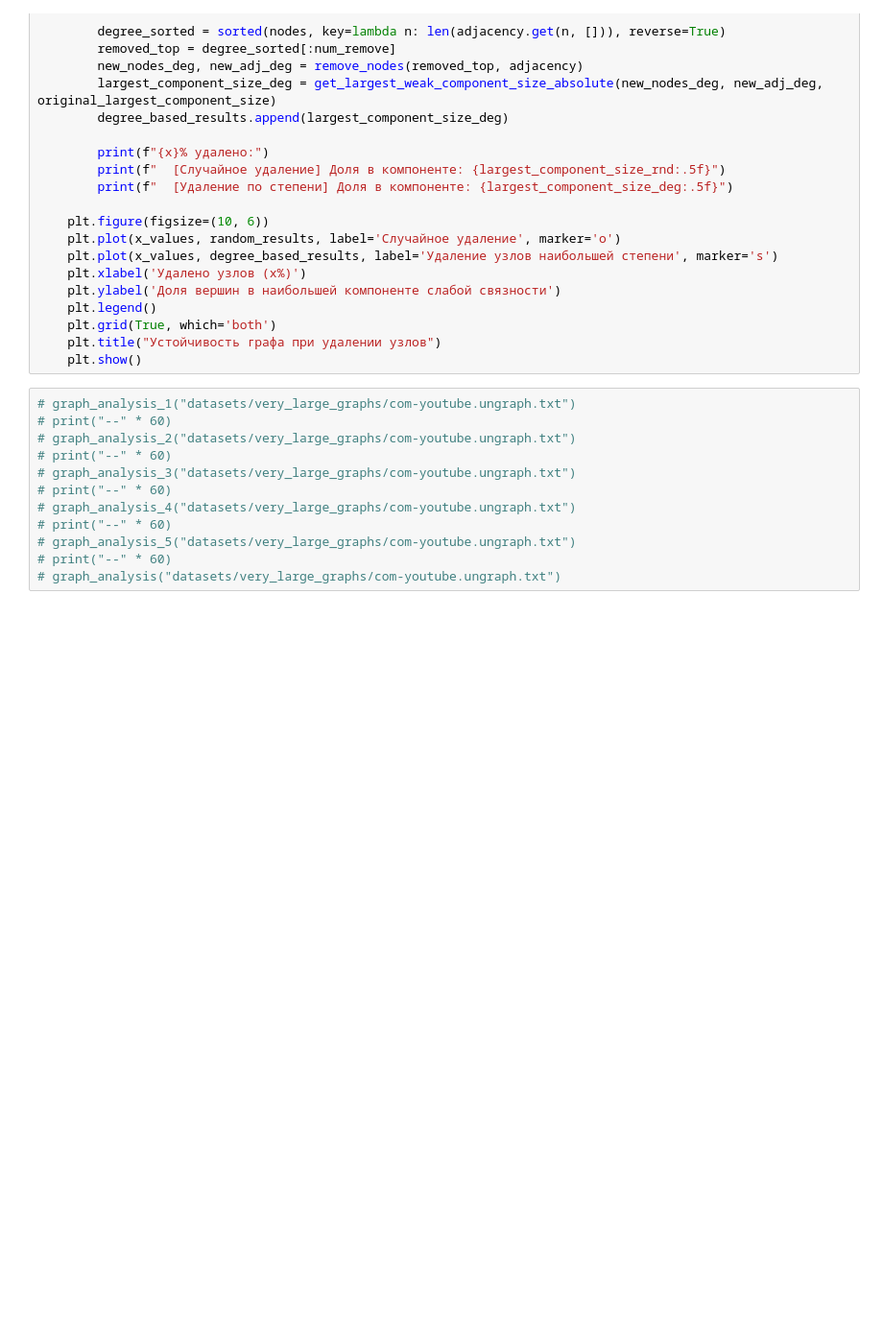
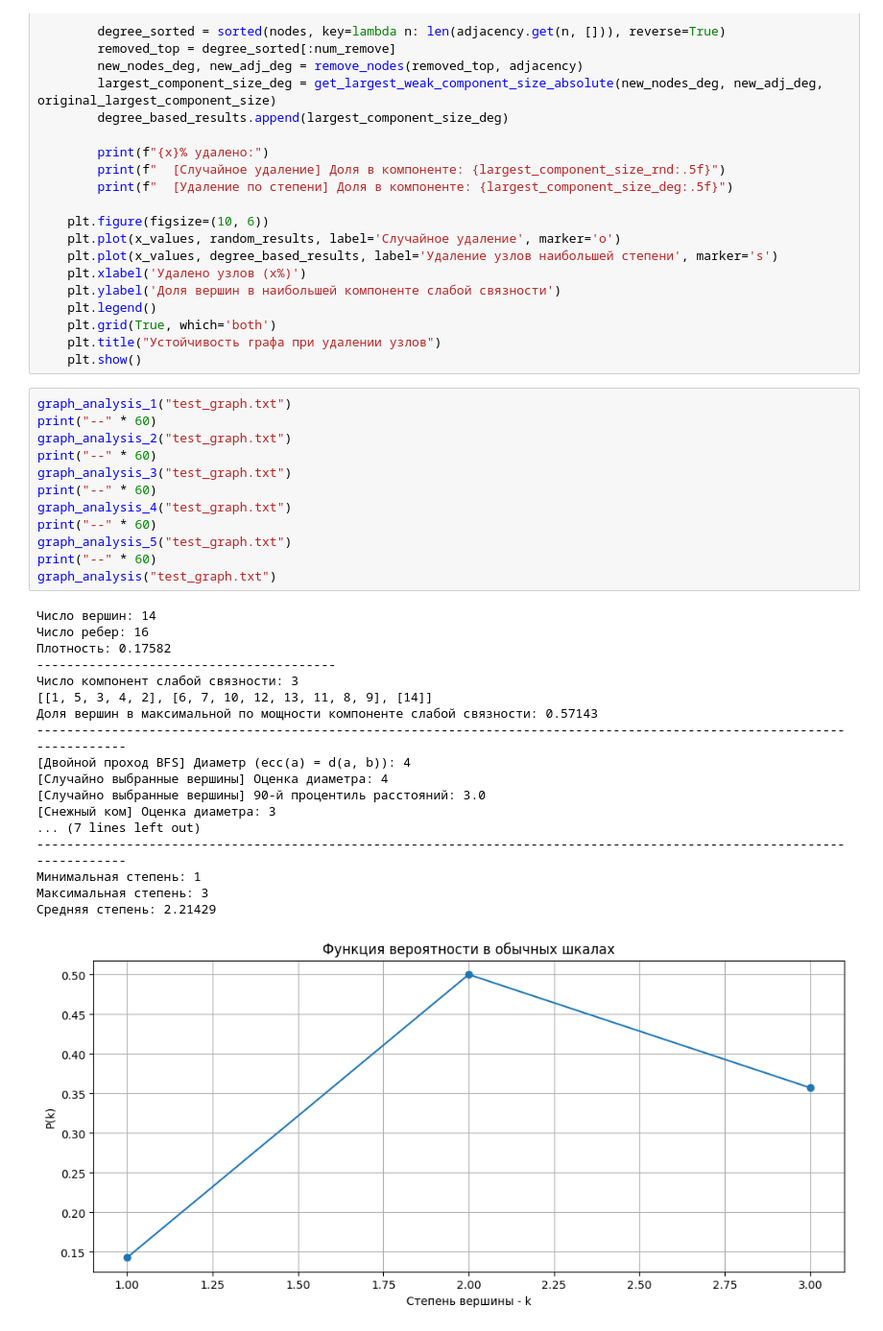
Before and after one commit to answerIII/Graph_Theory_LeetCode25, a Jupyter notebook: graph.ipynb, the cells around one changed output. Shown at 96% size. Cells and saved outputs as stored; diff of their text form; blank space fills up the shorter version.

```diff
--- a/graph.ipynb
+++ b/graph.ipynb
@@ -461,14 +460,33 @@ def graph_analysis(file, x_values=range(1, 101, 5)):
     plt.title("Устойчивость графа при удалении узлов")
     plt.show()
 # %%
-# graph_analysis_1("datasets/very_large_graphs/com-youtube.ungraph.txt")
-# print("--" * 60)
-# graph_analysis_2("datasets/very_large_graphs/com-youtube.ungraph.txt")
-# print("--" * 60)
-# graph_analysis_3("datasets/very_large_graphs/com-youtube.ungraph.txt")
-# print("--" * 60)
-# graph_analysis_4("datasets/very_large_graphs/com-youtube.ungraph.txt")
-# print("--" * 60)
-# graph_analysis_5("datasets/very_large_graphs/com-youtube.ungraph.txt")
-# print("--" * 60)
-# graph_analysis("datasets/very_large_graphs/com-youtube.ungraph.txt")
+graph_analysis_1("test_graph.txt")
+print("--" * 60)
+graph_analysis_2("test_graph.txt")
+print("--" * 60)
+graph_analysis_3("test_graph.txt")
+print("--" * 60)
+graph_analysis_4("test_graph.txt")
+print("--" * 60)
+graph_analysis_5("test_graph.txt")
+print("--" * 60)
+graph_analysis("test_graph.txt")
+# %% [output]
+Число вершин: 14
+Число ребер: 16
+Плотность: 0.17582
+----------------------------------------
+Число компонент слабой связности: 3
+[[1, 5, 3, 4, 2], [6, 7, 10, 12, 13, 11, 8, 9], [14]]
+Доля вершин в максимальной по мощности компоненте слабой связности: 0.57143
+------------------------------------------------------------------------------------------------------------------------
+[Двойной проход BFS] Диаметр (ecc(a) = d(a, b)): 4
+[Случайно выбранные вершины] Оценка диаметра: 4
+[Случайно выбранные вершины] 90-й процентиль расстояний: 3.0
+[Снежный ком] Оценка диаметра: 3
+... (7 lines left out)
+------------------------------------------------------------------------------------------------------------------------
+Минимальная степень: 1
+Максимальная степень: 3
+Средняя степень: 2.21429
+[figure, added]
```
Also changed, not shown: parts of 2 cells of this notebook.
